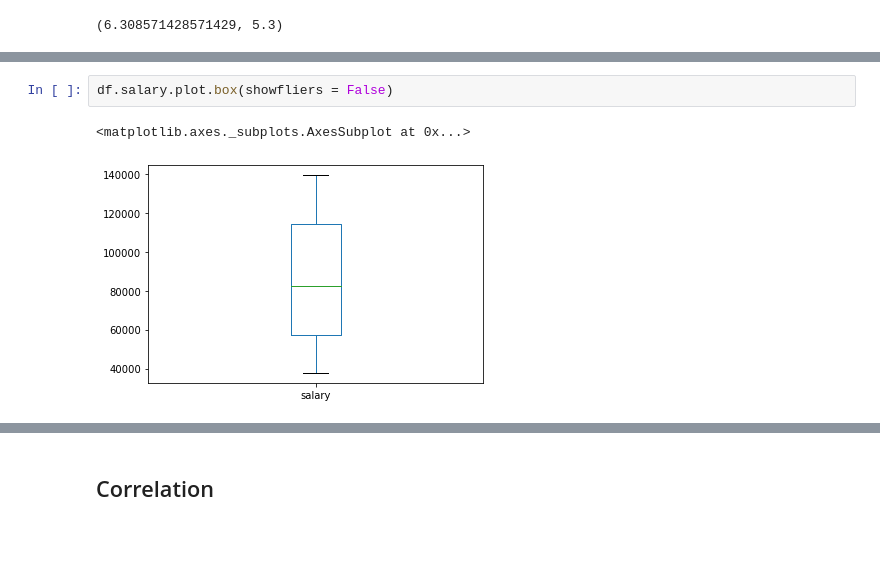
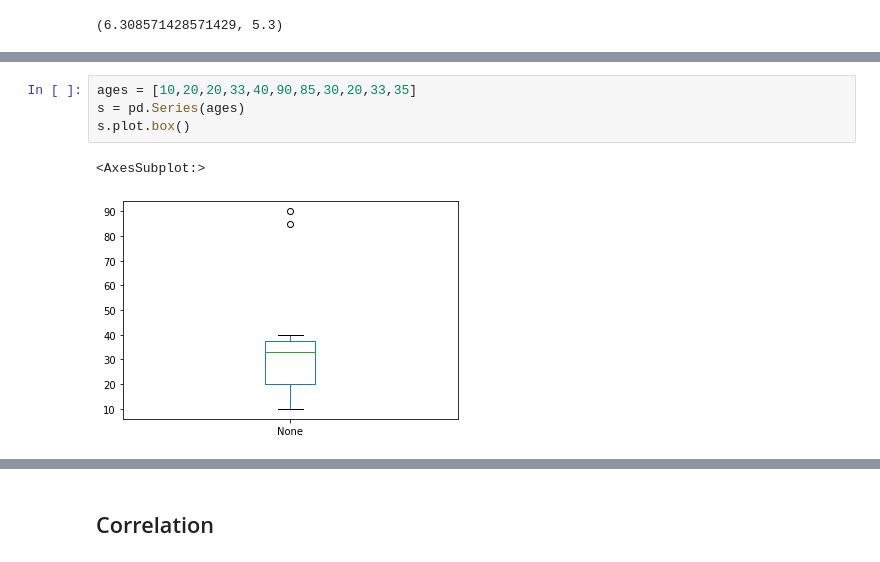
Before and after one commit to srikanthpragada/DS_30_NOV_2020, a Jupyter notebook: stats/salary_stats.ipynb, the cells around one changed output, grey strips where cells are left out. Cells and saved outputs as stored; diff of their text form.

```diff
--- a/stats/salary_stats.ipynb
+++ b/stats/salary_stats.ipynb
@@ -81,5 +63,7 @@ df.salary.plot.box(showmeans=True, meanline=True)
-# %%
-df.salary.plot.box(showfliers = False)
-# %% [output]
-<matplotlib.axes._subplots.AxesSubplot at 0x...>
-[figure, removed]
+# %%
+ages = [10,20,20,33,40,90,85,30,20,33,35]
+s = pd.Series(ages)
+s.plot.box()
+# %% [output]
+<AxesSubplot:>
+[figure, added]
```
Also changed, not shown: parts of 18 cells of this notebook, 1 other file.
